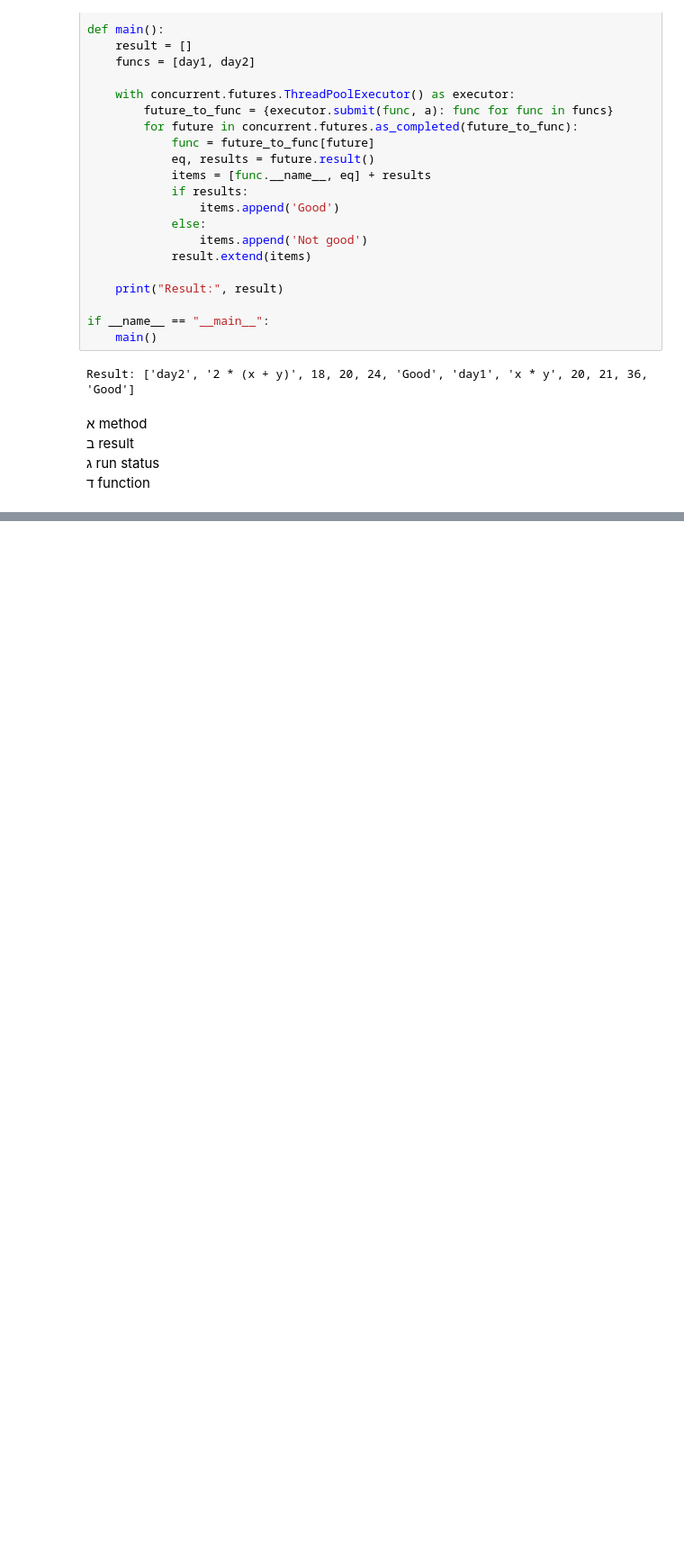
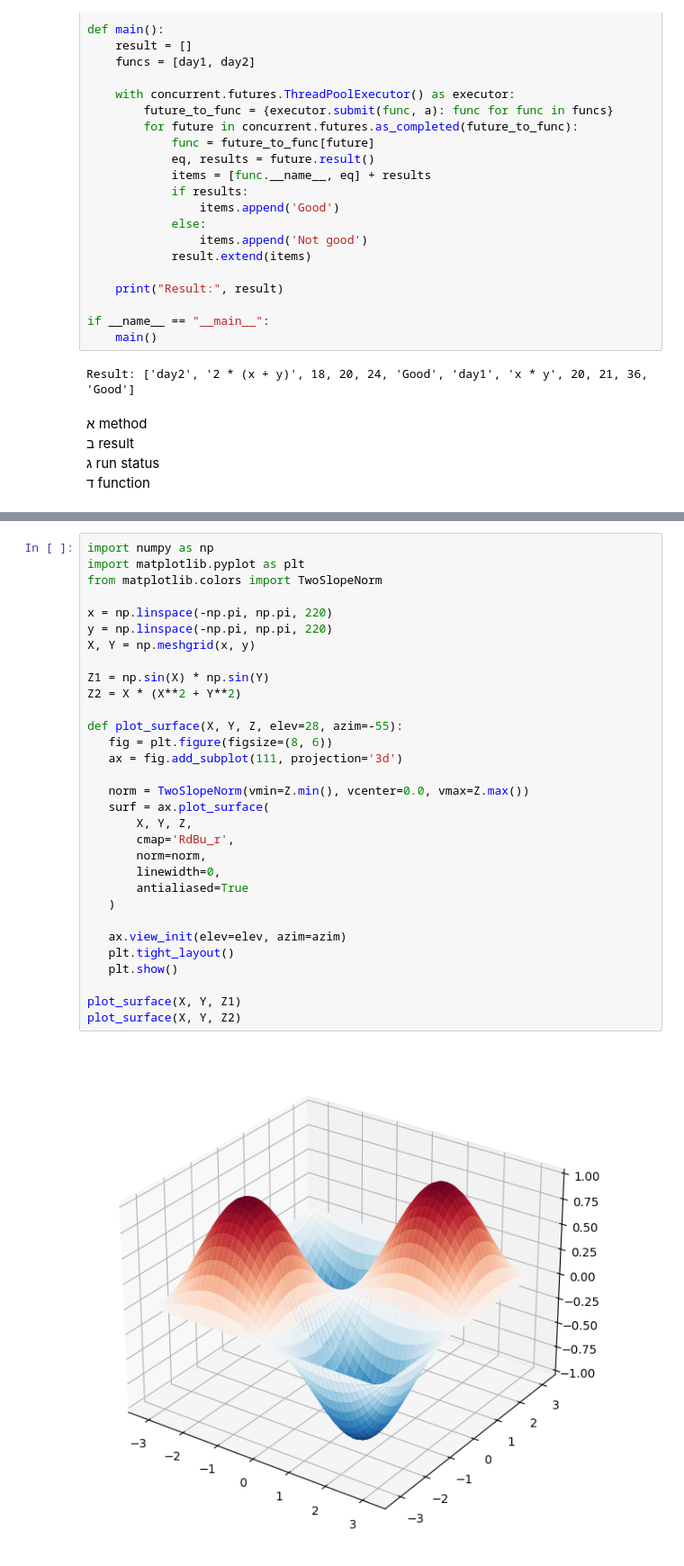
Before and after one commit to samherreid/Bereshit, a Jupyter notebook: 1_bereshit.ipynb, the cells around one changed output, grey strips where cells are left out. Shown at 90% size. Cells and saved outputs as stored; diff of their text form; blank space fills up the shorter version.

```diff
--- a/1_bereshit.ipynb
+++ b/1_bereshit.ipynb
@@ -187,0 +196,33 @@ Result: ['day2', '2 * (x + y)', 18, 20, 24, 'Good', 'day1', 'x * y', 20, 21, 36,
+# %%
+import numpy as np
+import matplotlib.pyplot as plt
+from matplotlib.colors import TwoSlopeNorm
+
+x = np.linspace(-np.pi, np.pi, 220)
+y = np.linspace(-np.pi, np.pi, 220)
+X, Y = np.meshgrid(x, y)
+
+Z1 = np.sin(X) * np.sin(Y)
+Z2 = X * (X**2 + Y**2)
+
+def plot_surface(X, Y, Z, elev=28, azim=-55):
+   fig = plt.figure(figsize=(8, 6))
+   ax = fig.add_subplot(111, projection='3d')
+
+   norm = TwoSlopeNorm(vmin=Z.min(), vcenter=0.0, vmax=Z.max())
+   surf = ax.plot_surface(
+       X, Y, Z,
+       cmap='RdBu_r',
+       norm=norm,
+       linewidth=0,
+       antialiased=True
+   )
+
+   ax.view_init(elev=elev, azim=azim)
+   plt.tight_layout()
+   plt.show()
+
+plot_surface(X, Y, Z1)
+plot_surface(X, Y, Z2)
+# %% [output]
+[figure, added]
```
Also changed, not shown: parts of 3 cells of this notebook, 1 other file.
